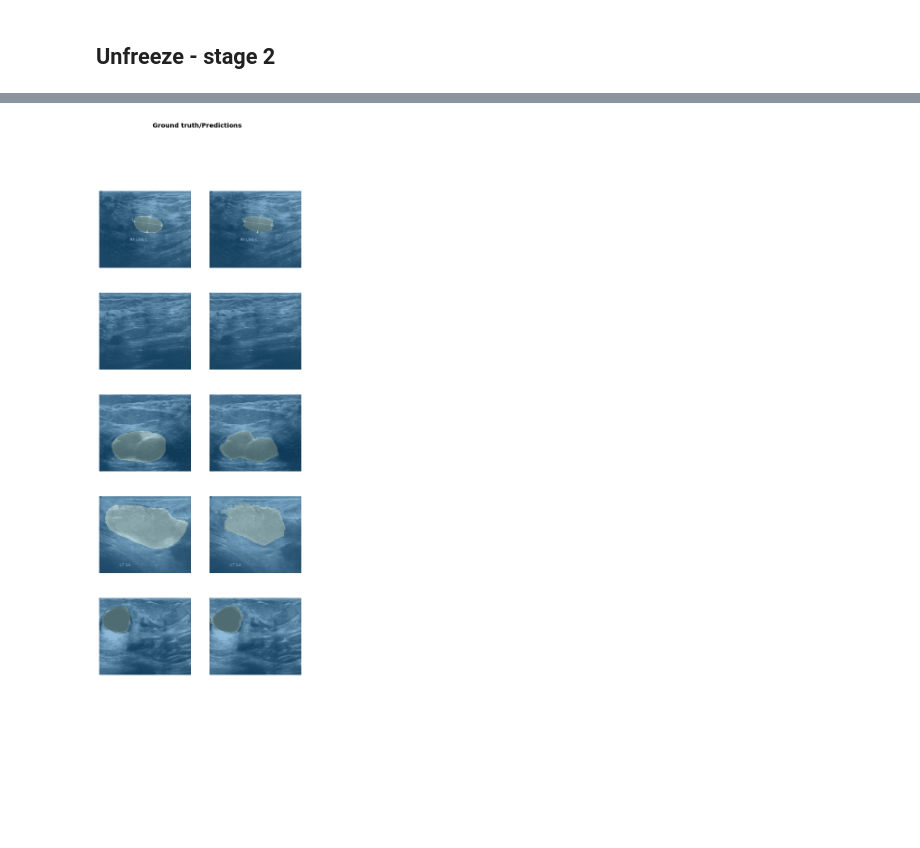
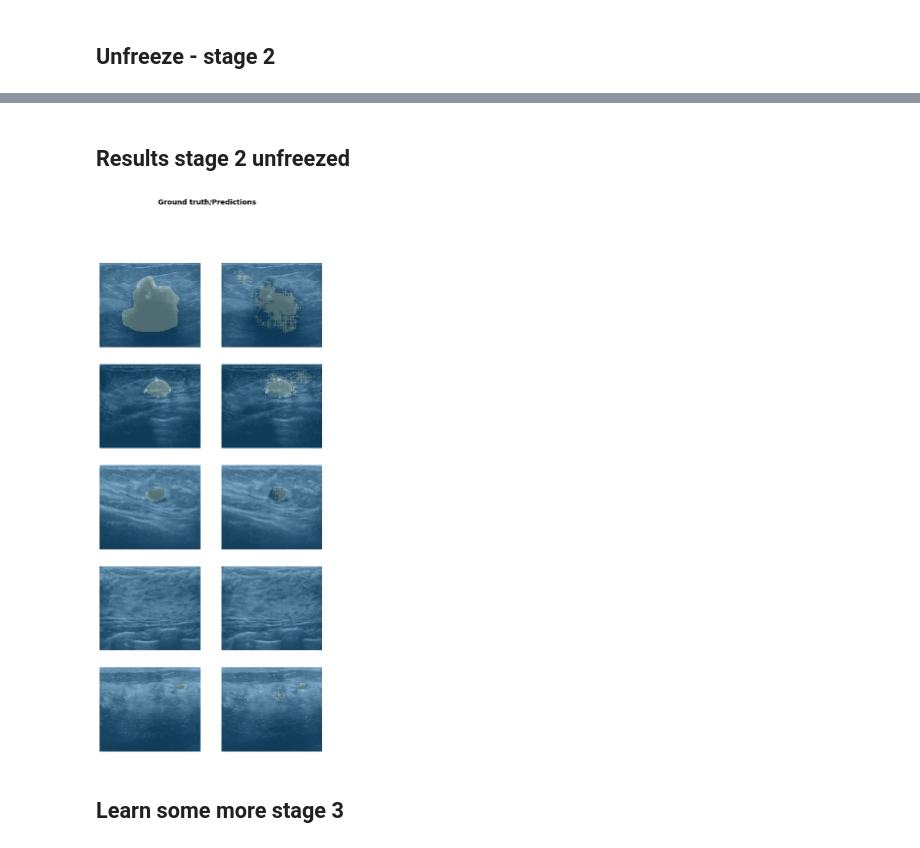
Before and after one commit to Venckus/toai_10mk4_b, a Jupyter notebook: breast_cancer_fastai_v1.ipynb, the cells around one changed output, grey strips where cells are left out. Drawn from its saved outputs; the diff is of its cells as text; code cells hidden in the pictures; blank space fills up the shorter version.

```diff
--- a/breast_cancer_fastai_v1.ipynb
+++ b/breast_cancer_fastai_v1.ipynb
@@ -425,5 +552,6 @@ learn.show_results()
 # %%
 learn.unfreeze()
 # %%
-learn.fit_one_cycle(10, slice(1e-05,1e-04), wd=1e-3)
+# 2021-04-22pretrained. raw normalized.
+learn.fit_one_cycle(10, slice(1e-05/3), wd=1e-2)
 # %% [output]
@@ -440,0 +569,3 @@ learn.fit_one_cycle(10, slice(1e-05,1e-04), wd=1e-3)
+# %%
+# pretrained. raw normalized.
+learn.fit_one_cycle(20, slice(1e-06), wd=1e-2)
@@ -440,0 +590,3 @@ learn.fit_one_cycle(10, slice(1e-05,1e-04), wd=1e-3)
+# %%
+# pretrained. imagenet normalized.
+learn.fit_one_cycle(10, slice(1e-06), wd=1e-2)
@@ -443,3 +607,5 @@ learn.save('stage-2-unfreezed');
+# %%
+learn.load('stage-3-unfreezed')
 # %%
 learn.recorder.plot()
 # %% [output]
@@ -451,4 +617,8 @@ learn.recorder.plot_metrics()
+# %% [markdown]
+## Results stage 2 unfreezed
 # %%
-learn.show_results()
+learn.show_results(figsize=(8,18))
 # %% [output]
-[figure, old version]
+[figure, new version]
+# %% [markdown]
+## Learn some more stage 3
```
Also changed, not shown: parts of 71 cells of this notebook.
